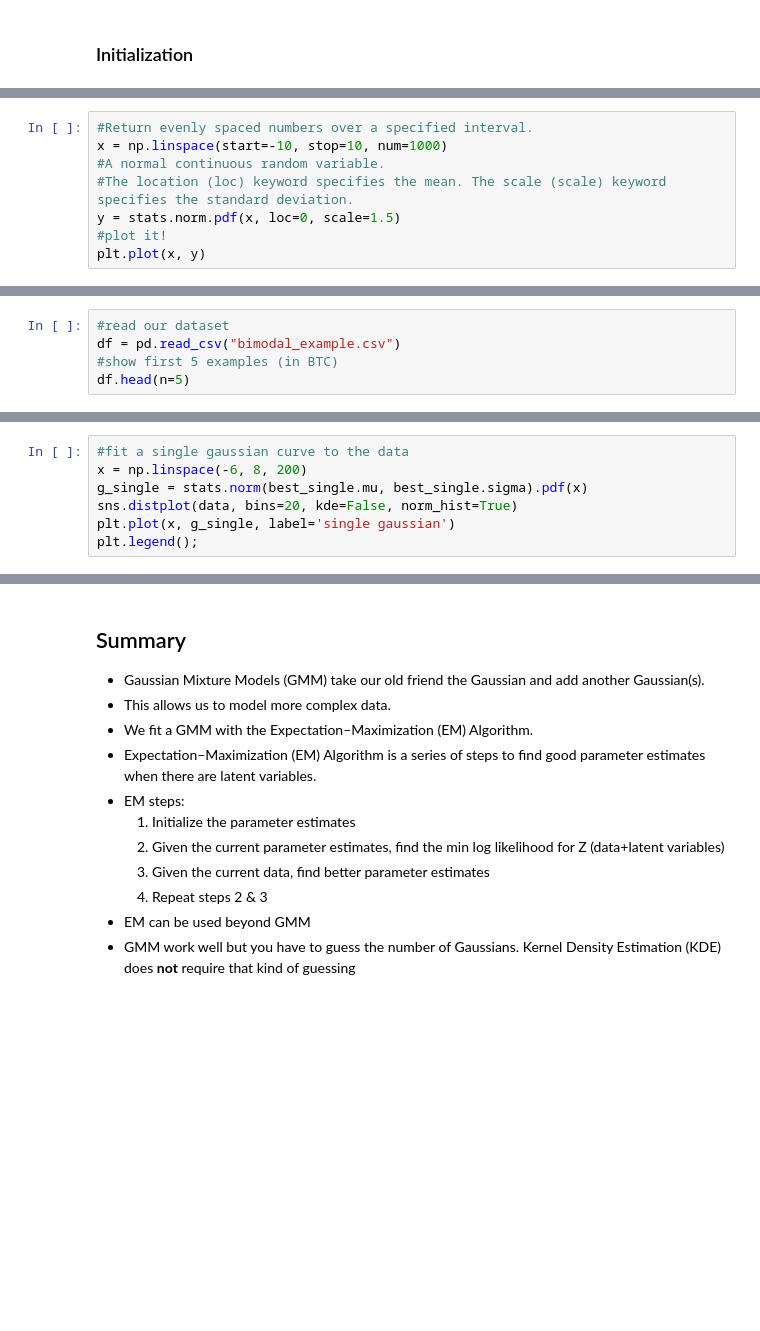
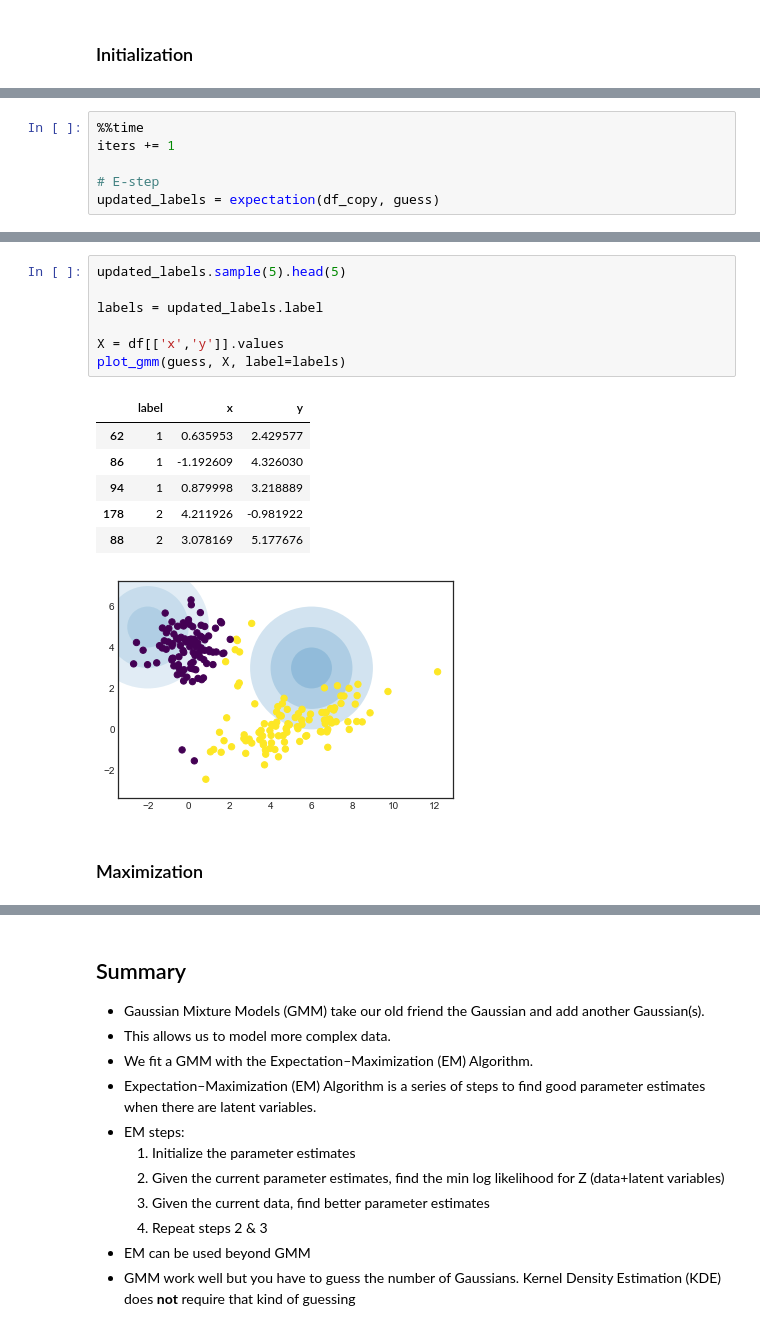
Before and after one commit to leandroohf/GMM, a Jupyter notebook: intro_to_gmm_&_em.ipynb, the cells around one changed output, grey strips where cells are left out. Drawn from its saved outputs; the diff is of its cells as text; blank space fills up the shorter version.

Commit message:
dev: Add maximization steps

```diff
--- a/intro_to_gmm_&_em.ipynb
+++ b/intro_to_gmm_&_em.ipynb
@@ -390,8 +322,0 @@ def expectation(dataFrame, parameters):
-# %%
-#Return evenly spaced numbers over a specified interval.
-x = np.linspace(start=-10, stop=10, num=1000)
-#A normal continuous random variable.
-#The location (loc) keyword specifies the mean. The scale (scale) keyword specifies the standard deviation.
-y = stats.norm.pdf(x, loc=0, scale=1.5)
-#plot it!
-plt.plot(x, y)
@@ -404,5 +322,0 @@ import pandas as pd
-# %%
-#read our dataset
-df = pd.read_csv("bimodal_example.csv")
-#show first 5 examples (in BTC)
-df.head(n=5)
@@ -461,7 +322,0 @@ Best single Gaussian: μ = 1.9, σ = 1.8
-# %%
-#fit a single gaussian curve to the data
-x = np.linspace(-6, 8, 200)
-g_single = stats.norm(best_single.mu, best_single.sigma).pdf(x)
-sns.distplot(data, bins=20, kde=False, norm_hist=True)
-plt.plot(x, g_single, label='single gaussian')
-plt.legend();
@@ -604,0 +371,6 @@ plt.legend();
+# %%
+%%time
+iters += 1
+
+# E-step
+updated_labels = expectation(df_copy, guess)
@@ -604,0 +380,17 @@ plt.legend();
+# %%
+updated_labels.sample(5).head(5)
+
+labels = updated_labels.label
+
+X = df[['x','y']].values
+plot_gmm(guess, X, label=labels)
+# %% [output]
+|  | label | x | y |
+| 62 | 1 | 0.635953 | 2.429577 |
+| 86 | 1 | -1.192609 | 4.326030 |
+| 94 | 1 | 0.879998 | 3.218889 |
+| 178 | 2 | 4.211926 | -0.981922 |
+| 88 | 2 | 3.078169 | 5.177676 |
+[figure, added]
+# %% [markdown]
+###  Maximization
```
Also changed, not shown: parts of 30 cells of this notebook.
